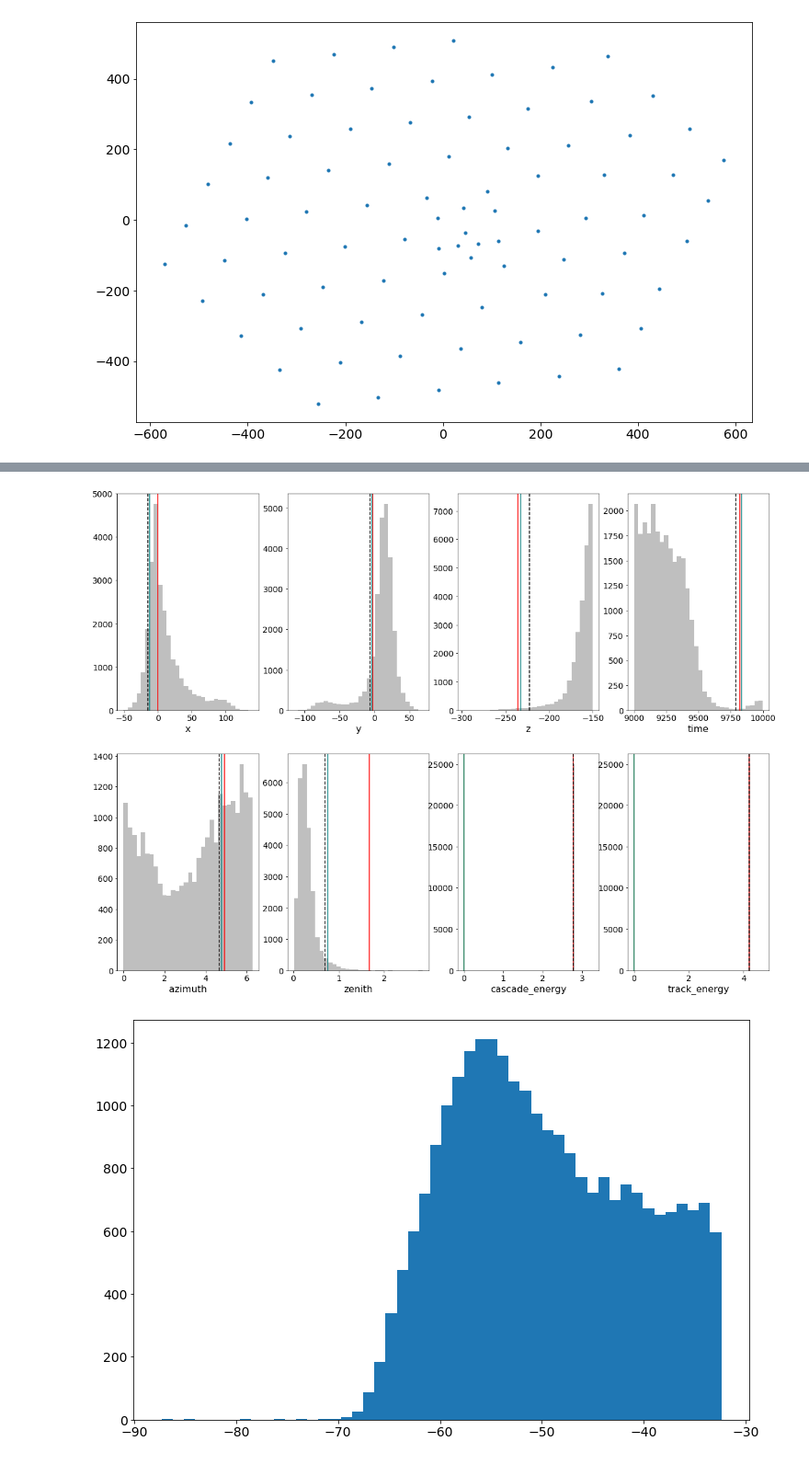
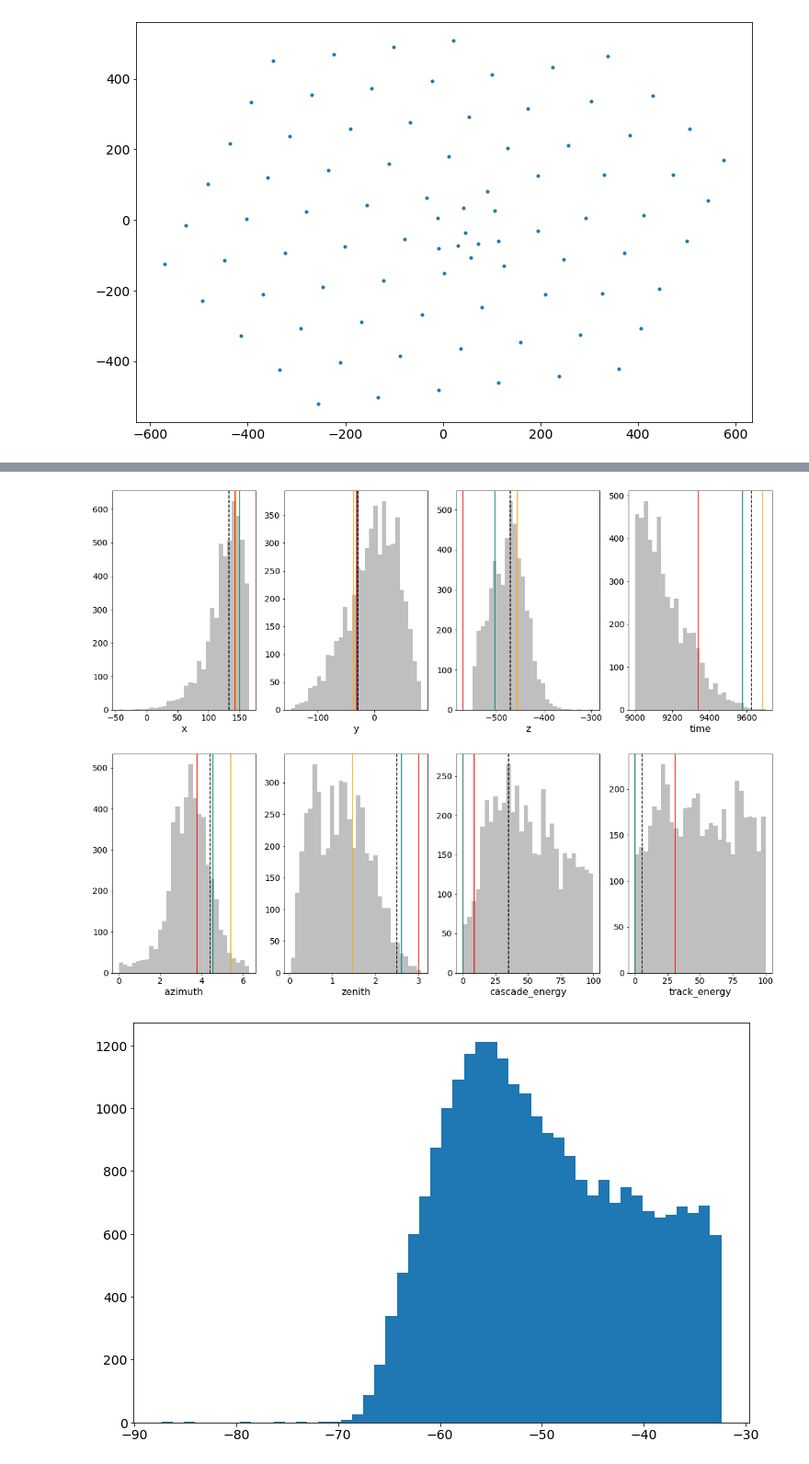
Before and after one commit to philippeller/freeDOM, a Jupyter notebook: freeDOM/ga_reco.ipynb, the cells around one changed output, grey strips where cells are left out. Shown at 92% size. Drawn from its saved outputs; the diff is of its cells as text; code cells hidden in the pictures.

```diff
--- a/freeDOM/ga_reco.ipynb
+++ b/freeDOM/ga_reco.ipynb
@@ -113,7 +61,7 @@ geo = np.load('geo_array.npy')
 def run_generation(event, params):
 
     # eval fitness
-    llhs, all_hits, q_llh, total_llh = get_llhs(event, params, subtract=False)
+    total_llh, _, _, _ = my_llh(event, params)
 
 
     valid = np.isfinite(total_llh)
@@ -208,12 +156,12 @@ def get_rand_params(event, N):
     params[:, 3] = (params[:, 3] - 0.5) * 1000 + 9500
     params[:, 4] *= 2*np.pi
     params[:, 5] =  np.arccos(2 * params[:, 5] - 1)
-    params[:, 6] = event['params'][6]
-    params[:, 7] = event['params'][7]
+    params[:, 6] *= 100 #event['params'][6]
+    params[:, 7] *= 100 #event['params'][7]
 
     return params
 # %%
-N_individuals = 50000
+N_individuals = 10000
 event_idx = np.random.randint(0, len(events) - 1) #6666#3939 #2458
 event = events[event_idx]
 
@@ -235,7 +183,7 @@ params = get_rand_params(event, N_individuals)
 
 opt_hist = []
 # %%
-N_gen = 50
+N_gen = 10
 with tqdm(total=N_gen) as pbar:
     for i in range(N_gen):
         params = run_generation(event, params)
@@ -249,22 +197,22 @@ plt.plot(np.array(opt_hist))
 # %%
-llhs, all_hits, q_llh, total_llh = get_llhs(event, params, subtract=False)
+total_llh, _, _, _ = my_llh(event, params)
 fig, ax = plt.subplots(2, 4, figsize=(20, 15))
 
 
 best = params[np.argmin(total_llh)]
 
 for i, label in enumerate(labels):
     axis = ax[i//4, i%4]
     axis.hist(params[total_llh < np.median(total_llh)][:,i], bins=30, color='gray', alpha=0.5)
     #axis.hist(params[ok_mask][:,i], weights=np.ones(np.sum(ok_mask))*1000, bins=30)
     axis.set_xlabel(label)
     axis.axvline(event['params'][i], c='r')
     axis.axvline(event['spefit'][i], c='orange')
     axis.axvline(event['retro'][i], c='teal')
     axis.axvline(best[i], c='k', ls='--')
     #axis.axvline(np.median(params[ok_mask][:,i]), c='g', ls=':')
 # %% [output]
-[figure, old version]
+[figure, new version]
 # %%
 plt.hist(total_llh[total_llh < np.median(total_llh)], bins=50);
 # %% [output]
```
Also changed, not shown: parts of 8 cells of this notebook, 8 other files.
